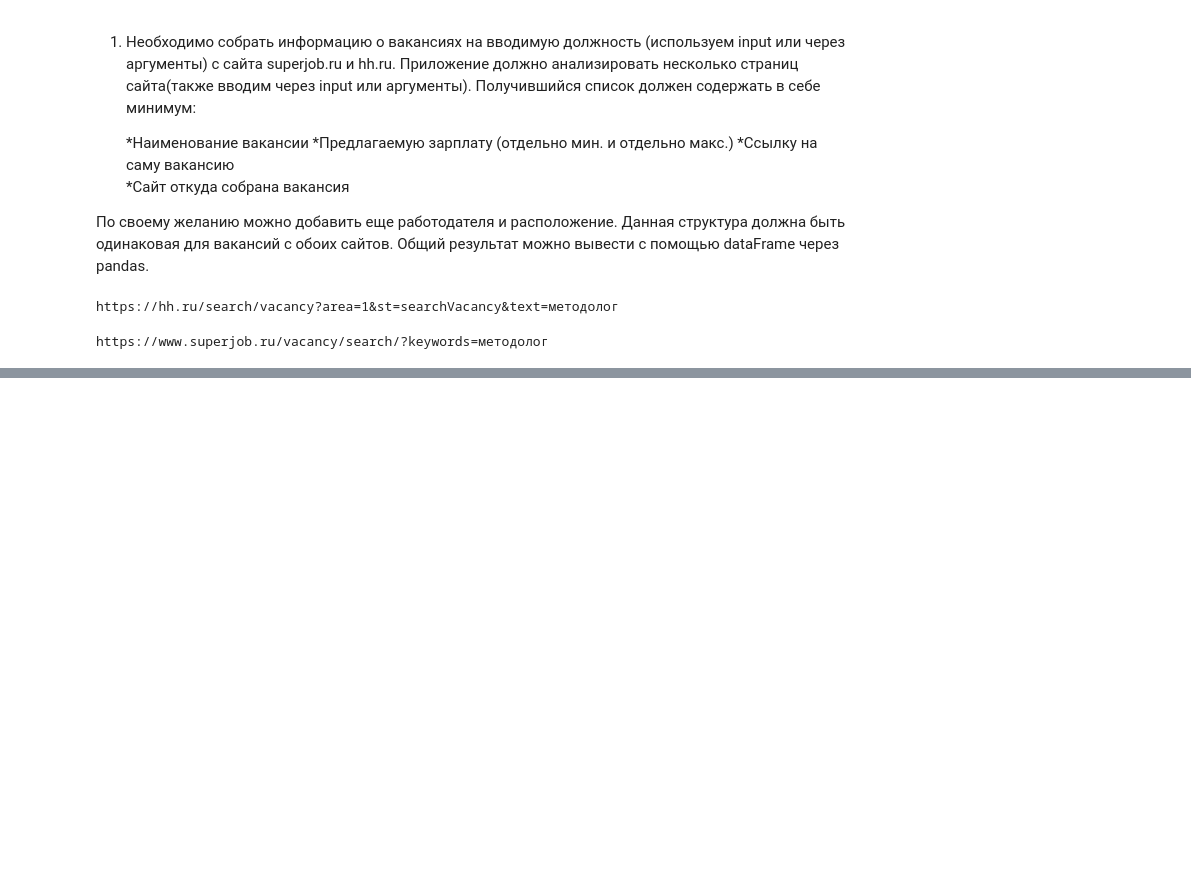
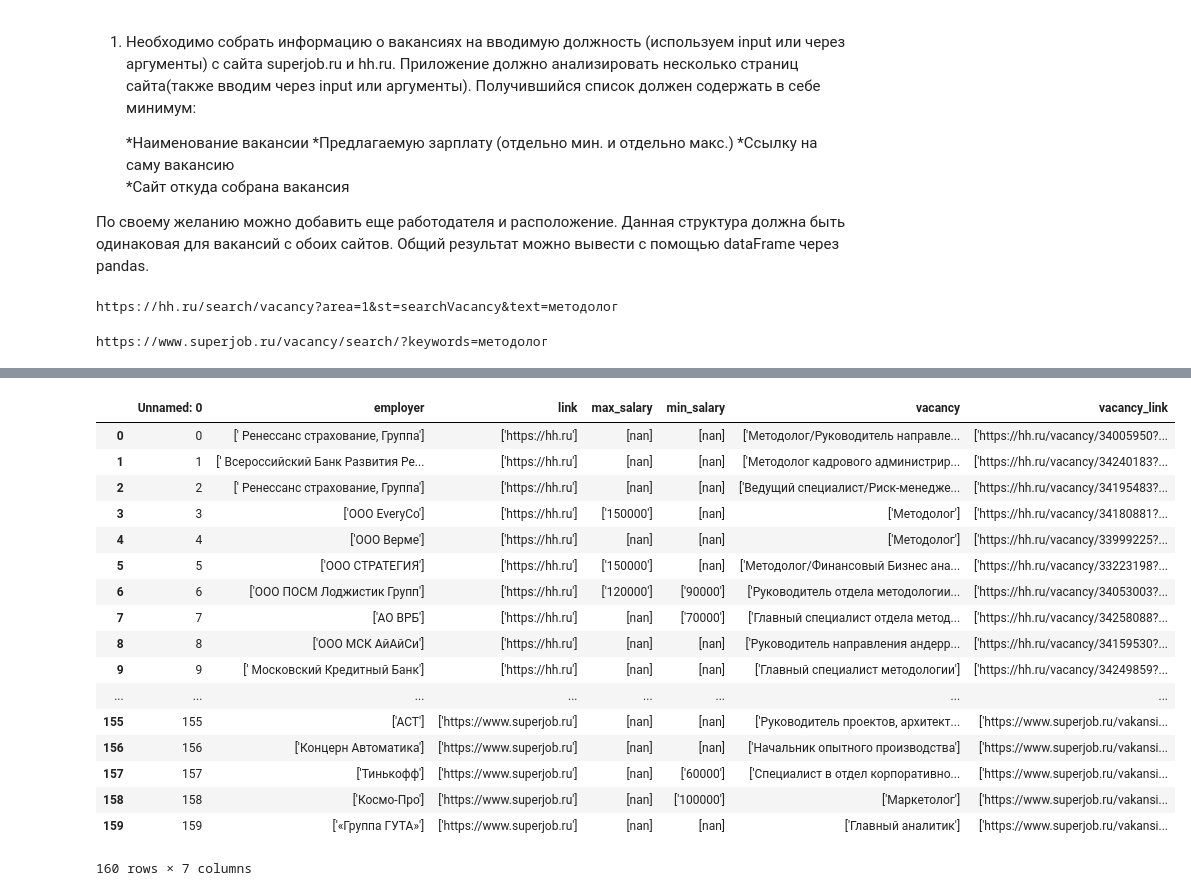
Before and after one commit to daniilstv/GB_IIIq, a Jupyter notebook: Less2.ipynb, the cells around one changed output, grey strips where cells are left out. Saved outputs shown, nothing was run; the diff lists cells and outputs as text; code cells hidden in the pictures; blank space fills up the shorter version.

```diff
--- a/Less2.ipynb
+++ b/Less2.ipynb
@@ -182,0 +186,22 @@ data
+# %%
+data_import = pd.read_csv('vacancy_pd.csv')
+data_import
+# %% [output]
+|  | Unnamed: 0 | employer | link | max_salary | min_salary | vacancy | vacancy_link |
+| 0 | 0 | [' Ренессанс cтрахование, Группа'] | ['https://hh.ru'] | [nan] | [nan] | ['Методолог/Руководитель направле... | ['https://hh.ru/vacancy/34005950?... |
+| 1 | 1 | [' Всероссийский Банк Развития Ре... | ['https://hh.ru'] | [nan] | [nan] | ['Методолог кадрового администрир... | ['https://hh.ru/vacancy/34240183?... |
+| 2 | 2 | [' Ренессанс cтрахование, Группа'] | ['https://hh.ru'] | [nan] | [nan] | ['Ведущий специалист/Риск-менедже... | ['https://hh.ru/vacancy/34195483?... |
+| 3 | 3 | ['ООО EveryCo'] | ['https://hh.ru'] | ['150000'] | [nan] | ['Методолог'] | ['https://hh.ru/vacancy/34180881?... |
+| 4 | 4 | ['ООО Верме'] | ['https://hh.ru'] | [nan] | [nan] | ['Методолог'] | ['https://hh.ru/vacancy/33999225?... |
+| 5 | 5 | ['ООО СТРАТЕГИЯ'] | ['https://hh.ru'] | ['150000'] | [nan] | ['Методолог/Финансовый Бизнес ана... | ['https://hh.ru/vacancy/33223198?... |
+| 6 | 6 | ['ООО ПОСМ Лоджистик Групп'] | ['https://hh.ru'] | ['120000'] | ['90000'] | ['Руководитель отдела методологии... | ['https://hh.ru/vacancy/34053003?... |
+| 7 | 7 | ['АО ВРБ'] | ['https://hh.ru'] | [nan] | ['70000'] | ['Главный специалист отдела метод... | ['https://hh.ru/vacancy/34258088?... |
+| 8 | 8 | ['ООО МСК АйАйСи'] | ['https://hh.ru'] | [nan] | [nan] | ['Руководитель направления андерр... | ['https://hh.ru/vacancy/34159530?... |
+| 9 | 9 | [' Московский Кредитный Банк'] | ['https://hh.ru'] | [nan] | [nan] | ['Главный специалист методологии'] | ['https://hh.ru/vacancy/34249859?... |
+| ... | ... | ... | ... | ... | ... | ... | ... |
+| 155 | 155 | ['АСТ'] | ['https://www.superjob.ru'] | [nan] | [nan] | ['Руководитель проектов, архитект... | ['https://www.superjob.ru/vakansi... |
+| 156 | 156 | ['Концерн Автоматика'] | ['https://www.superjob.ru'] | [nan] | [nan] | ['Начальник опытного производства'] | ['https://www.superjob.ru/vakansi... |
+| 157 | 157 | ['Тинькофф'] | ['https://www.superjob.ru'] | [nan] | ['60000'] | ['Специалист в отдел корпоративно... | ['https://www.superjob.ru/vakansi... |
+| 158 | 158 | ['Космо-Про'] | ['https://www.superjob.ru'] | [nan] | ['100000'] | ['Маркетолог'] | ['https://www.superjob.ru/vakansi... |
+| 159 | 159 | ['«Группа ГУТА»'] | ['https://www.superjob.ru'] | [nan] | [nan] | ['Главный аналитик'] | ['https://www.superjob.ru/vakansi... |
+160 rows × 7 columns
```
Also changed, not shown: parts of 3 cells of this notebook, 1 other file.
